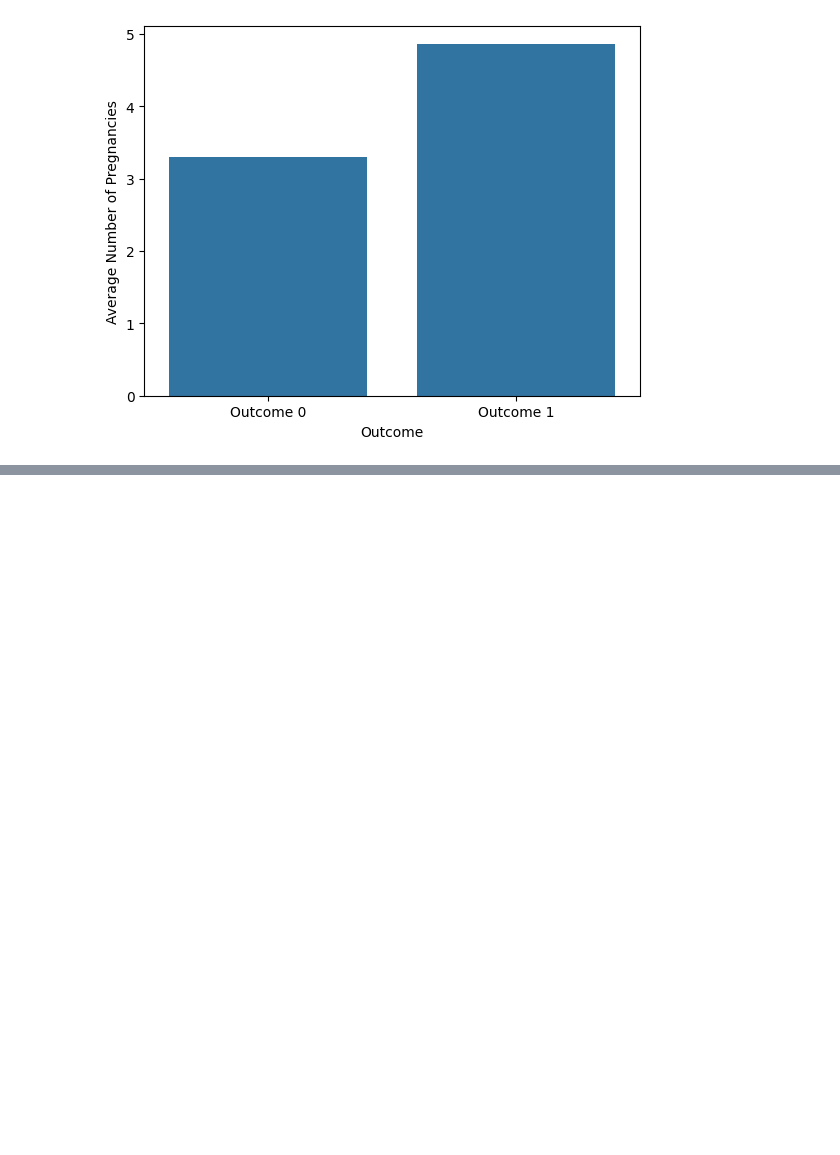
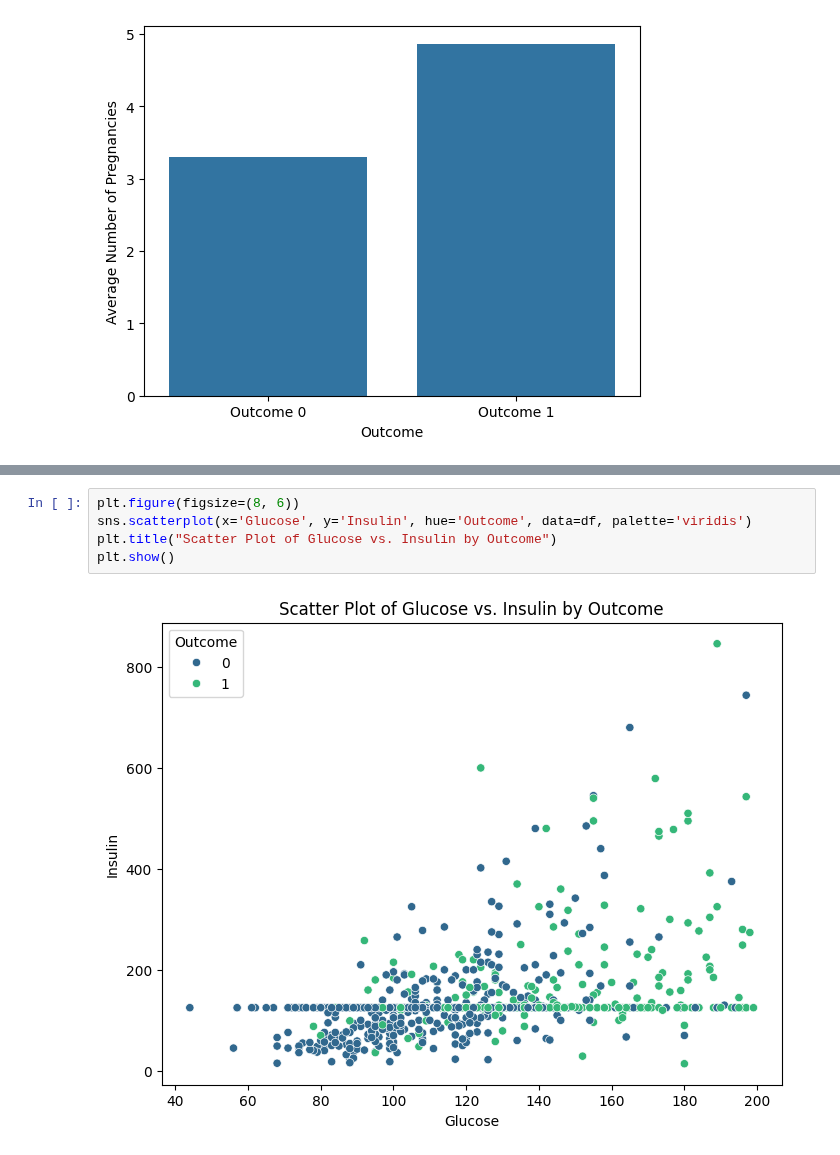
Before and after one commit to houin679/CSMODELPROJECT, a Jupyter notebook: nb1.ipynb, the cells around one changed output, grey strips where cells are left out. Drawn from its saved outputs; the diff is of its cells as text; blank space fills up the shorter version.

```diff
--- a/nb1.ipynb
+++ b/nb1.ipynb
@@ -525,0 +581,7 @@ plt.show()
+# %%
+plt.figure(figsize=(8, 6))
+sns.scatterplot(x='Glucose', y='Insulin', hue='Outcome', data=df, palette='viridis')
+plt.title("Scatter Plot of Glucose vs. Insulin by Outcome")
+plt.show()
+# %% [output]
+[figure, added]
```
Also changed, not shown: parts of 30 cells of this notebook.
